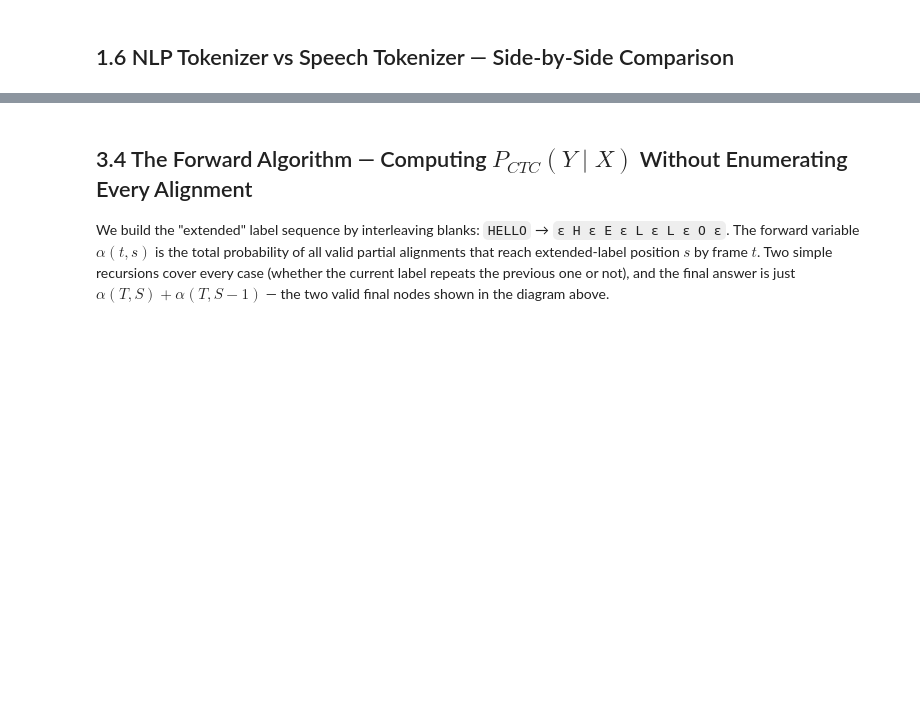
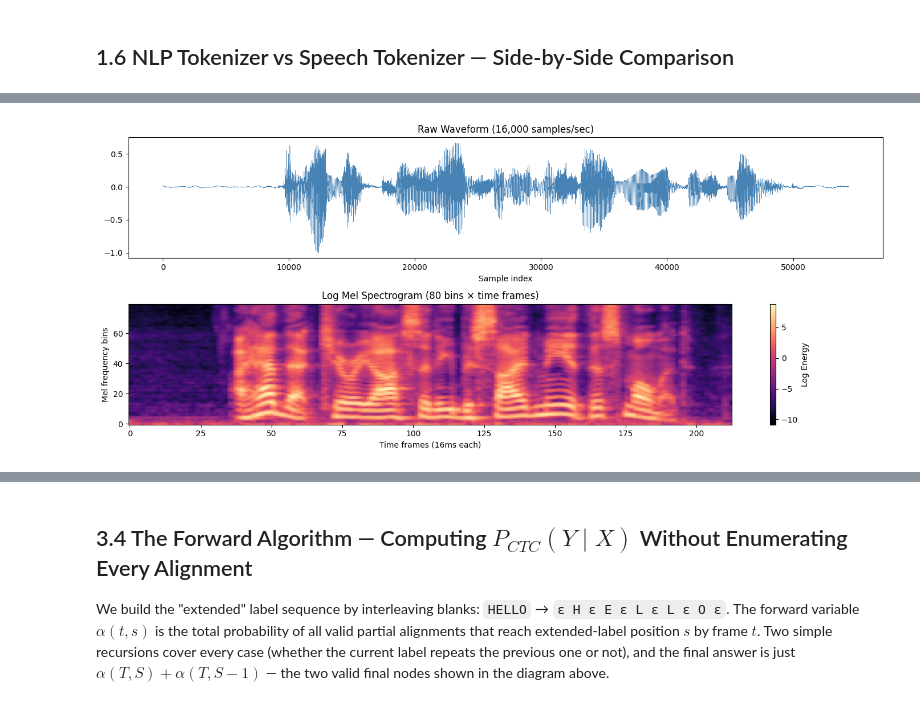
Before and after one commit to moreshud/Python-for-Deep-Learning, a Jupyter notebook: Assignments/2026_Assignment/A6 - Speech/A6-Speech-Processing.ipynb, the cells around one changed output, grey strips where cells are left out. Cells and saved outputs as stored; diff of their text form; code cells hidden in the pictures; blank space fills up the shorter version.

```diff
--- a/Assignments/2026_Assignment/A6 - Speech/A6-Speech-Processing.ipynb
+++ b/Assignments/2026_Assignment/A6 - Speech/A6-Speech-Processing.ipynb
@@ -435,27 +505,35 @@ After tokenization, TTS must produce a Mel Spectrogram. Let's first understand w
 
 The leftmost panel is the attention alignment matrix from a trained Tacotron 2 model — decoder timestep on the x-axis, input (text) position on the y-axis. The near-diagonal line is exactly the "which frames correspond to which token" alignment problem from Part 1, learned automatically by attention instead of hand-specified. The middle and right panels are the predicted mel spectrogram and the ground-truth mel spectrogram for the same utterance — visually almost identical, which is what the model is trained to achieve.
 # %%
-# Load a real speech sample and visualize
-waveform, sample_rate = torchaudio.load(
-    torchaudio.utils.download_asset('tutorial-assets/Lab41-SRI-VOiCES-src-sp0307-ch127535-sg0042.wav')
-)
+import urllib.request, os
+
+# Download the sample WAV directly
+url = "https://download.pytorch.org/torchaudio/tutorial-assets/Lab41-SRI-VOiCES-src-sp0307-ch127535-sg0042.wav"
+wav_path = "sample_speech.wav"
+
+if not os.path.exists(wav_path):
+    urllib.request.urlretrieve(url, wav_path)
+
+waveform, sample_rate = torchaudio.load(wav_path)
 if sample_rate != 16000:
     waveform = T.Resample(sample_rate, 16000)(waveform)
     sample_rate = 16000
 
 mel_tf  = T.MelSpectrogram(sample_rate=16000, n_fft=1024, hop_length=256, n_mels=80)
 mel_spec = mel_tf(waveform[0].unsqueeze(0)).squeeze()
 log_mel  = torch.log(mel_spec + 1e-9)
 
 fig, axes = plt.subplots(2, 1, figsize=(14, 6))
 axes[0].plot(waveform[0].numpy(), linewidth=0.4, color='steelblue')
 axes[0].set_title('Raw Waveform (16,000 samples/sec)'); axes[0].set_xlabel('Sample index')
 
 im = axes[1].imshow(log_mel.numpy(), aspect='auto', origin='lower', cmap='magma')
 axes[1].set_title('Log Mel Spectrogram (80 bins × time frames)')
 axes[1].set_xlabel('Time frames (16ms each)'); axes[1].set_ylabel('Mel frequency bins')
 plt.colorbar(im, ax=axes[1], label='Log Energy')
 plt.tight_layout(); plt.show()
+# %% [output]
+[figure, added]
 # %% [markdown]
 ---
 # Part 3: CTC — Solving the Alignment Problem
```
Also changed, not shown: parts of 20 cells of this notebook.
